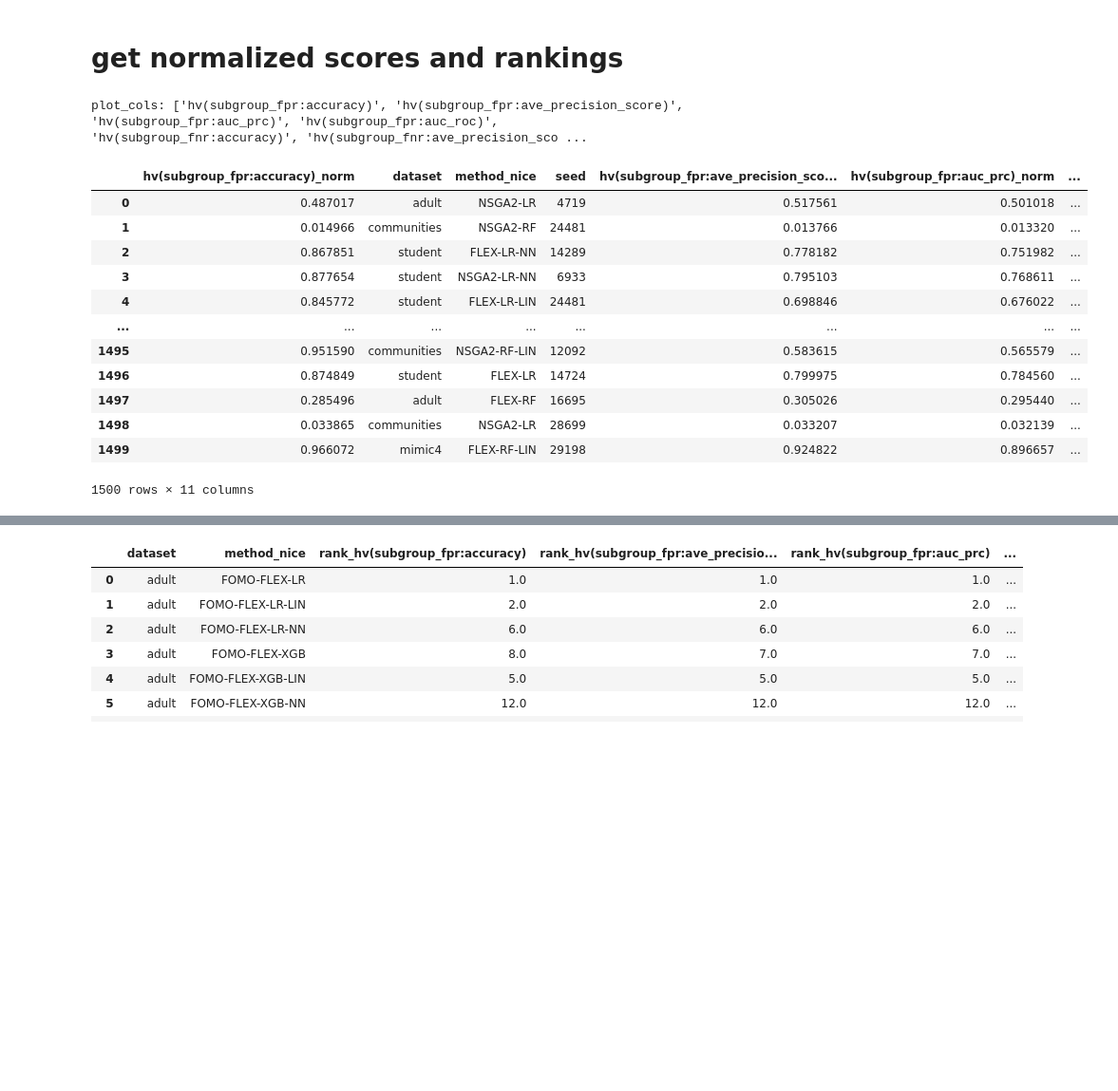
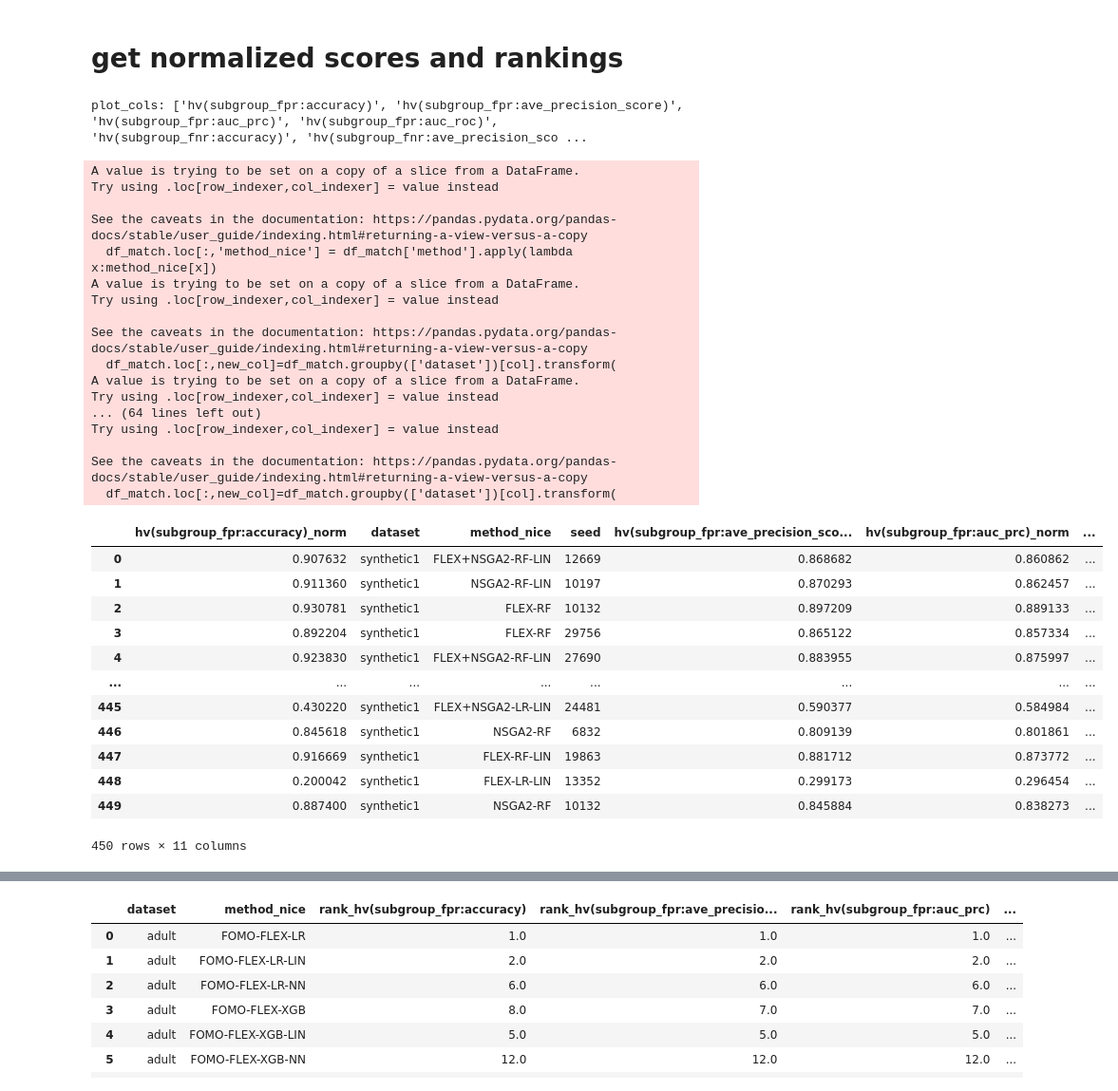
Before and after one commit to shakiba-shb/Flex, a Jupyter notebook: postprocessing/hypervolume_comparison.ipynb, the cells around one changed output, grey strips where cells are left out. Shown at 95% size. Saved outputs shown, nothing was run; the diff lists cells and outputs as text; code cells hidden in the pictures; blank space fills up the shorter version.

```diff
--- a/postprocessing/hypervolume_comparison.ipynb
+++ b/postprocessing/hypervolume_comparison.ipynb
@@ -211,7 +209,7 @@ color_palette = palette_red + palette_blue + palette_green
 for col in plot_cols:
     h = plt.figure(figsize=(10,10))
     i = 1
-    for dataset,dfg in df_train.groupby('dataset'):
+    for dataset,dfg in df_all.groupby('dataset'):
         ax = h.add_subplot(2,2,i)
         sns.boxplot(data=dfg, x='method_nice',y=col, notch=True, order=OrderNice,palette=color_palette)
         plt.title(dataset)
@@ -219,6 +217,7 @@ for col in plot_cols:
         y2 = metric_nice[col.split(':')[-1][:-1]]
         if i%3 ==1:
             plt.ylabel('HV (' + y1 +', '+y2+')')
+            #plt.ylabel('hv')
         else:
             plt.ylabel('')
 #         if i < 3:
@@ -231,5 +230,5 @@ for col in plot_cols:
         i += 1
 
     plt.tight_layout()
-    plt.savefig(figdir+'/train_'+col.replace('(','-').replace(':','-')[:-1] +'.png',
-               bbox_inches='tight')
+    # plt.savefig(figdir+'/train_'+col.replace('(','-').replace(':','-')[:-1] +'.png',
+    #            bbox_inches='tight')
@@ -239,33 +236,37 @@ for col in plot_cols:
 import seaborn as sns
 import matplotlib.pyplot as plt
 
-plot_cols = [c for c in df_all.columns if 'hv(subgroup_fnr:auc_roc)' in c]
+plot_cols = [c for c in df_all.columns if 'hv' in c]
 # train = df_train[df_train['dataset'].str.contains('ACSIncome')]
 # test = df_test[df_test['dataset'].str.contains('ACSIncome')]
 palette_red = sns.color_palette("Reds", 6)
 palette_blue = sns.color_palette("Blues", 6)
 palette_green = sns.color_palette("Grays", 6)
 color_palette = palette_red + palette_blue + palette_green
-#titles = {'adult':'adult-default flex','adultW':'adult-flex with weighted coin flip','adultR':'adult-random selection','adult0':'adult-no evolution'}
-titles = {'synthetic1':'synthetic data-default flex','synthetic1W':'synthetic data-flex with weighted coin flip'}
+#titles = {'adult':'adult-default flex','adultW':'adult-flex with weighted coin flip','adultR':'adult-random selection','adultT':'adult-flex with added test case'}
+#titles = {'synthetic1':'synthetic data-default flex','synthetic1T':'synthetic data-flex with added test case',
+          #'synthetic1N':'synthetic data-flex with no coin flip', 'synthetic1W':'synthetic data-flex with weighted coin flip'}
 for col in plot_cols:
-    h, axes = plt.subplots(2, 2, figsize=(12, 12), sharey=True)  # Set sharey=True
+    h, axes = plt.subplots(1, 2, figsize=(10, 5), sharey=True)  # Set sharey=True
 
     i = 1
     for ax, (dataset, dfg) in zip(axes.flatten(), df_train.groupby('dataset')):
         sns.boxplot(data=dfg, x='method_nice', y=col, notch=True, order=OrderNice, palette=color_palette, ax=ax)
-        #ax.set_title(dataset)
-        ax.set_title(titles[dataset])
+        ax.set_title(dataset)
+        #ax.set_title(titles[dataset])
         y1 = metric_nice[col.split('(')[-1].split(':')[0]]
         y2 = metric_nice[col.split(':')[-1][:-1]]
         if i % 2 == 1:
             ax.set_ylabel('HV (' + y1 + ', ' + y2 + ')')
         else:
             ax.set_ylabel('')
-        ax.set_xticklabels(ax.get_xticklabels(), rotation=90)
+        if (i>0):
+            ax.set_xticklabels(ax.get_xticklabels(), rotation=90)
+        else:
+            ax.set_xticklabels([])
         ax.set_xlabel('')
         i += 1
 
     plt.tight_layout()
-    plt.savefig(figdir + '/train_' + col.replace('(', '-').replace(':', '-')[:-1] + '.png', bbox_inches='tight')
+    plt.savefig(figdir + '/normalized_train_' + col.replace('(', '-').replace(':', '-')[:-1] + '.png', bbox_inches='tight')
 # %% [output]
@@ -407,48 +397,66 @@ plot_cols = [c for c in df_all.columns if 'hv' in c]
 print('plot_cols:',plot_cols)
 df_ranks = pd.DataFrame(dtype=float)
 df_sum_norms = pd.DataFrame(dtype=float)
 # df_norms = df_test.copy()
 df_norms = pd.DataFrame()
 
 first = True
 import pdb
 for col in plot_cols:
-    if '_fn_' in col:
-        matches = [o for o in Order if 'fpr' not in o.lower()]
-    else:
-        matches = [o for o in Order if 'fpr' not in o.lower()]
+    # if '_fn_' in col:
+    #     matches = [o for o in Order if 'fpr' not in o.lower()]
+    # else:
+    #     matches = [o for o in Order if 'fnr' not in o.lower()]
 
-    df_match = df_test.loc[df_test.method.isin(matches)]
+    #df_match = df_test.loc[df_test.method.isin(matches)]
+    df_match = df_test
     df_match.loc[:,'method_nice'] = df_match['method'].apply(lambda x:method_nice[x])
     xmin = df_match[col].min()
     xmax = df_match[col].max()
     new_col = col+'_norm'
     df_match.loc[:,new_col]=df_match.groupby(['dataset'])[col].transform(
         lambda x: (x - xmin) / (xmax - xmin)
     )
     keep_cols = [new_col,'dataset','method_nice','seed']
     df_merge = df_match[keep_cols].dropna()
 #     pdb.set_trace()
     if first:
         df_norms = df_merge
         first = False
     else:
         df_norms = df_norms.merge(df_merge, on=['dataset','method_nice','seed'], how='outer')
 #     df_ranks.merge(df_tmp)
 df_norms
 # %% [output]
 plot_cols: ['hv(subgroup_fpr:accuracy)', 'hv(subgroup_fpr:ave_precision_score)', 'hv(subgroup_fpr:auc_prc)', 'hv(subgroup_fpr:auc_roc)', 'hv(subgroup_fnr:accuracy)', 'hv(subgroup_fnr:ave_precision_sco ...
+A value is trying to be set on a copy of a slice from a DataFrame.
+Try using .loc[row_indexer,col_indexer] = value instead
+
+See the caveats in the documentation: https://pandas.pydata.org/pandas-docs/stable/user_guide/indexing.html#returning-a-view-versus-a-copy
+  df_match.loc[:,'method_nice'] = df_match['method'].apply(lambda x:method_nice[x])
+A value is trying to be set on a copy of a slice from a DataFrame.
+Try using .loc[row_indexer,col_indexer] = value instead
+
+See the caveats in the documentation: https://pandas.pydata.org/pandas-docs/stable/user_guide/indexing.html#returning-a-view-versus-a-copy
+  df_match.loc[:,new_col]=df_match.groupby(['dataset'])[col].transform(
+A value is trying to be set on a copy of a slice from a DataFrame.
+Try using .loc[row_indexer,col_indexer] = value instead
+... (64 lines left out)
+Try using .loc[row_indexer,col_indexer] = value instead
+
+See the caveats in the documentation: https://pandas.pydata.org/pandas-docs/stable/user_guide/indexing.html#returning-a-view-versus-a-copy
+  df_match.loc[:,new_col]=df_match.groupby(['dataset'])[col].transform(
 |  | hv(subgroup_fpr:accuracy)_norm | dataset | method_nice | seed | hv(subgroup_fpr:ave_precision_sco... | hv(subgroup_fpr:auc_prc)_norm | ... |
-| 0 | 0.487017 | adult | NSGA2-LR | 4719 | 0.517561 | 0.501018 | ... |
-| 1 | 0.014966 | communities | NSGA2-RF | 24481 | 0.013766 | 0.013320 | ... |
-| 2 | 0.867851 | student | FLEX-LR-NN | 14289 | 0.778182 | 0.751982 | ... |
-| 3 | 0.877654 | student | NSGA2-LR-NN | 6933 | 0.795103 | 0.768611 | ... |
-| 4 | 0.845772 | student | FLEX-LR-LIN | 24481 | 0.698846 | 0.676022 | ... |
+| 0 | 0.907632 | synthetic1 | FLEX+NSGA2-RF-LIN | 12669 | 0.868682 | 0.860862 | ... |
+| 1 | 0.911360 | synthetic1 | NSGA2-RF-LIN | 10197 | 0.870293 | 0.862457 | ... |
+| 2 | 0.930781 | synthetic1 | FLEX-RF | 10132 | 0.897209 | 0.889133 | ... |
+| 3 | 0.892204 | synthetic1 | FLEX-RF | 29756 | 0.865122 | 0.857334 | ... |
+| 4 | 0.923830 | synthetic1 | FLEX+NSGA2-RF-LIN | 27690 | 0.883955 | 0.875997 | ... |
 | ... | ... | ... | ... | ... | ... | ... | ... |
-| 1495 | 0.951590 | communities | NSGA2-RF-LIN | 12092 | 0.583615 | 0.565579 | ... |
-| 1496 | 0.874849 | student | FLEX-LR | 14724 | 0.799975 | 0.784560 | ... |
-| 1497 | 0.285496 | adult | FLEX-RF | 16695 | 0.305026 | 0.295440 | ... |
-| 1498 | 0.033865 | communities | NSGA2-LR | 28699 | 0.033207 | 0.032139 | ... |
-| 1499 | 0.966072 | mimic4 | FLEX-RF-LIN | 29198 | 0.924822 | 0.896657 | ... |
+| 445 | 0.430220 | synthetic1 | FLEX+NSGA2-LR-LIN | 24481 | 0.590377 | 0.584984 | ... |
+| 446 | 0.845618 | synthetic1 | NSGA2-RF | 6832 | 0.809139 | 0.801861 | ... |
+| 447 | 0.916669 | synthetic1 | FLEX-RF-LIN | 19863 | 0.881712 | 0.873772 | ... |
+| 448 | 0.200042 | synthetic1 | FLEX-LR-LIN | 13352 | 0.299173 | 0.296454 | ... |
+| 449 | 0.887400 | synthetic1 | NSGA2-RF | 10132 | 0.845884 | 0.838273 | ... |
-1500 rows × 11 columns
+450 rows × 11 columns
 # %%
```
Also changed, not shown: parts of 15 cells of this notebook, 2 other files.
